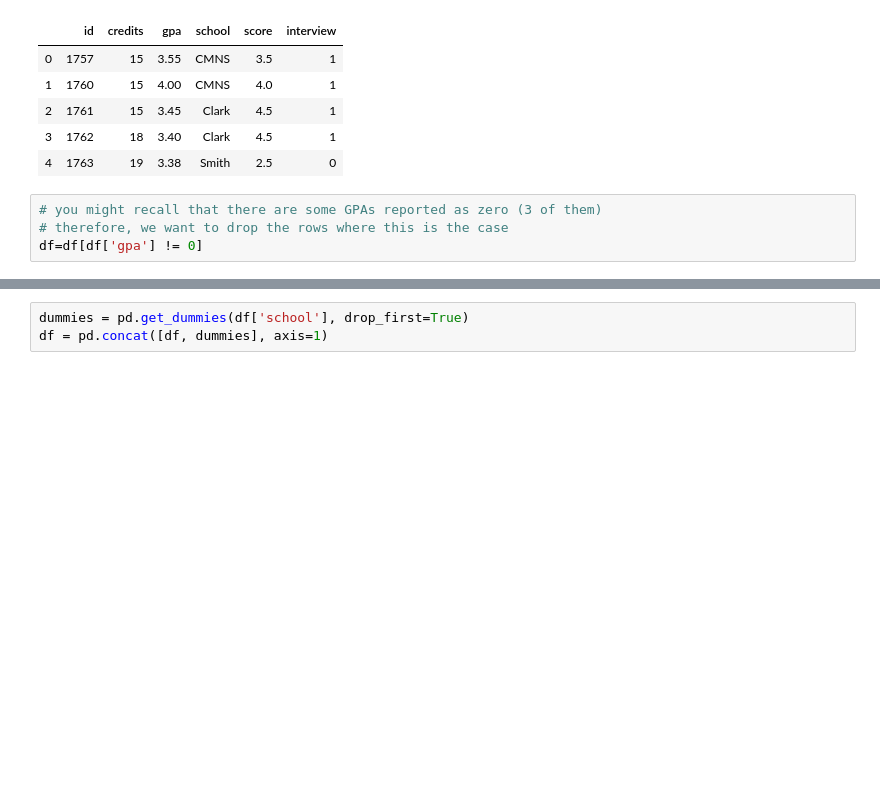
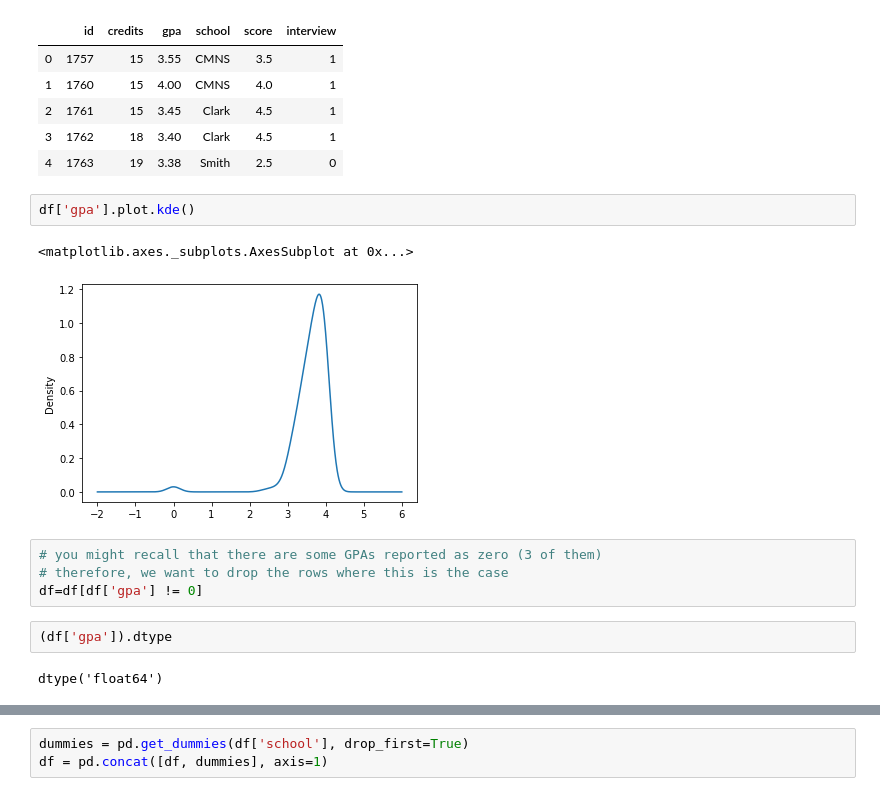
Before and after one commit to jpbailey/438a, a Jupyter notebook: questselections18revisited.ipynb, the cells around one changed output, grey strips where cells are left out. Saved outputs shown, nothing was run; the diff lists cells and outputs as text; blank space fills up the shorter version.

```diff
--- a/questselections18revisited.ipynb
+++ b/questselections18revisited.ipynb
@@ -38,7 +38,16 @@ df.head()
 | 2 | 1761 | 15 | 3.45 | Clark | 4.5 | 1 |
 | 3 | 1762 | 18 | 3.40 | Clark | 4.5 | 1 |
 | 4 | 1763 | 19 | 3.38 | Smith | 2.5 | 0 |
+# %%
+df['gpa'].plot.kde()
+# %% [output]
+<matplotlib.axes._subplots.AxesSubplot at 0x...>
+[figure, added]
 # %%
 # you might recall that there are some GPAs reported as zero (3 of them)
 # therefore, we want to drop the rows where this is the case
 df=df[df['gpa'] != 0]
+# %%
+(df['gpa']).dtype
+# %% [output]
+dtype('float64')
```
Also changed, not shown: parts of 8 cells of this notebook.
